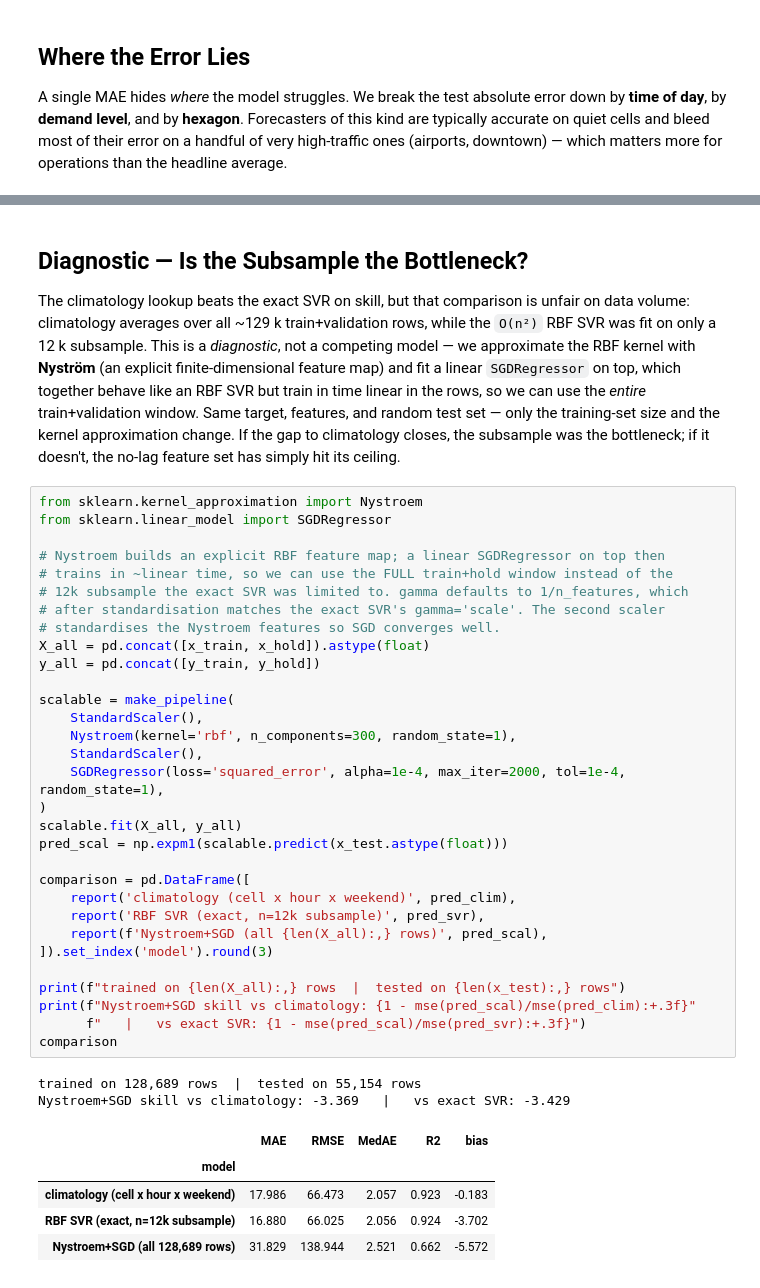
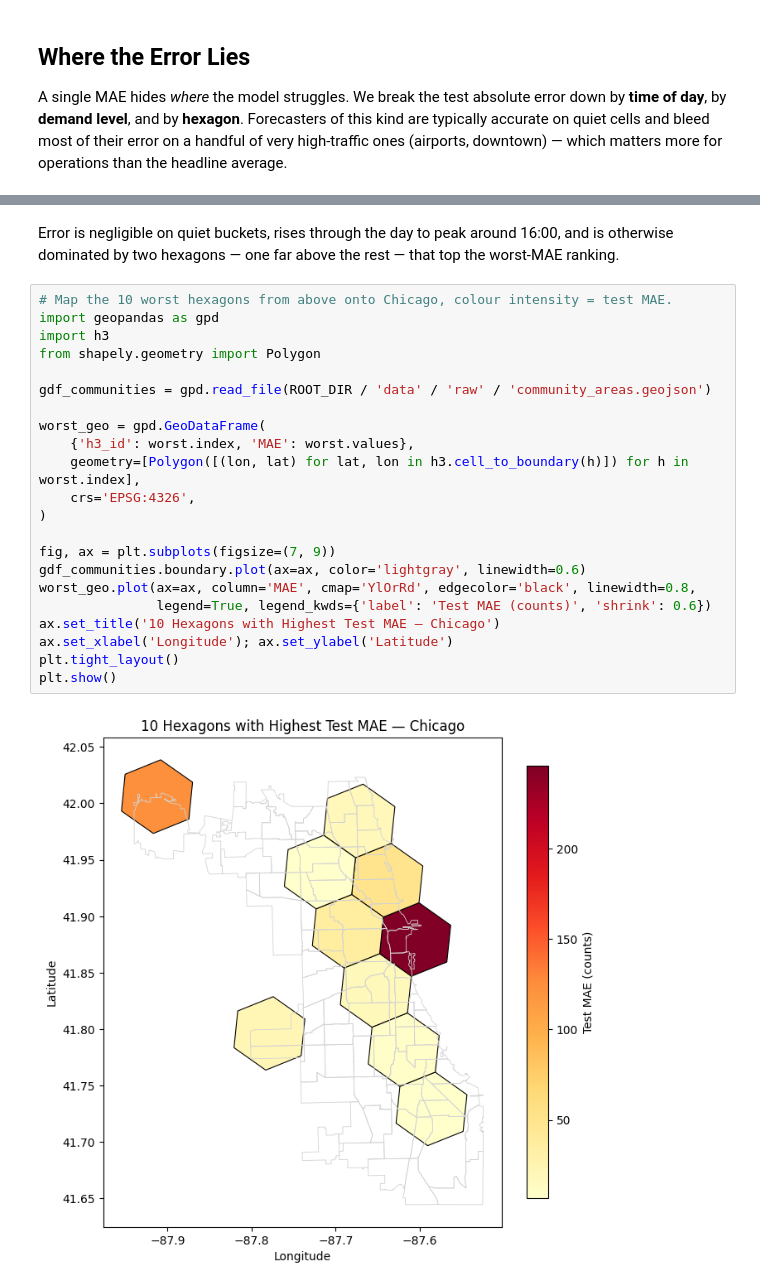
Before and after one commit to timoerc/AAA26-Chicago-Mobility, a Jupyter notebook: notebooks/03b_svm.ipynb, the cells around one changed output, grey strips where cells are left out. Saved outputs shown, nothing was run; the diff lists cells and outputs as text.

```diff
--- a/notebooks/03b_svm.ipynb
+++ b/notebooks/03b_svm.ipynb
@@ -618,43 +341,26 @@ learning_curve.round(3)
-# %% [markdown]
-## Diagnostic — Is the Subsample the Bottleneck?
-
-The climatology lookup beats the exact SVR on skill, but that comparison is unfair on data volume: climatology averages over all ~129 k train+validation rows, while the `O(n²)` RBF SVR was fit on only a 12 k subsample. This is a *diagnostic*, not a competing model — we approximate the RBF kernel with **Nyström** (an explicit finite-dimensional feature map) and fit a linear `SGDRegressor` on top, which together behave like an RBF SVR but train in time linear in the rows, so we can use the *entire* train+validation window. Same target, features, and random test set — only the training-set size and the kernel approximation change. If the gap to climatology closes, the subsample was the bottleneck; if it doesn't, the no-lag feature set has simply hit its ceiling.
-# %%
-from sklearn.kernel_approximation import Nystroem
-from sklearn.linear_model import SGDRegressor
-
-# Nystroem builds an explicit RBF feature map; a linear SGDRegressor on top then
-# trains in ~linear time, so we can use the FULL train+hold window instead of the
-# 12k subsample the exact SVR was limited to. gamma defaults to 1/n_features, which
-# after standardisation matches the exact SVR's gamma='scale'. The second scaler
-# standardises the Nystroem features so SGD converges well.
-X_all = pd.concat([x_train, x_hold]).astype(float)
-y_all = pd.concat([y_train, y_hold])
-
-scalable = make_pipeline(
-    StandardScaler(),
-    Nystroem(kernel='rbf', n_components=300, random_state=1),
-    StandardScaler(),
-    SGDRegressor(loss='squared_error', alpha=1e-4, max_iter=2000, tol=1e-4, random_state=1),
-)
-scalable.fit(X_all, y_all)
-pred_scal = np.expm1(scalable.predict(x_test.astype(float)))
-
-comparison = pd.DataFrame([
-    report('climatology (cell x hour x weekend)', pred_clim),
-    report('RBF SVR (exact, n=12k subsample)', pred_svr),
-    report(f'Nystroem+SGD (all {len(X_all):,} rows)', pred_scal),
-]).set_index('model').round(3)
-
-print(f"trained on {len(X_all):,} rows  |  tested on {len(x_test):,} rows")
-print(f"Nystroem+SGD skill vs climatology: {1 - mse(pred_scal)/mse(pred_clim):+.3f}"
-      f"   |   vs exact SVR: {1 - mse(pred_scal)/mse(pred_svr):+.3f}")
-comparison
-# %% [output]
-trained on 128,689 rows  |  tested on 55,154 rows
-Nystroem+SGD skill vs climatology: -3.369   |   vs exact SVR: -3.429
-|  | MAE | RMSE | MedAE | R2 | bias |
-| model |  |  |  |  |  |
-| climatology (cell x hour x weekend) | 17.986 | 66.473 | 2.057 | 0.923 | -0.183 |
-| RBF SVR (exact, n=12k subsample) | 16.880 | 66.025 | 2.056 | 0.924 | -3.702 |
-| Nystroem+SGD (all 128,689 rows) | 31.829 | 138.944 | 2.521 | 0.662 | -5.572 |
+# %% [markdown]
+Error is negligible on quiet buckets, rises through the day to peak around 16:00, and is otherwise dominated by two hexagons — one far above the rest — that top the worst-MAE ranking.
+# %%
+# Map the 10 worst hexagons from above onto Chicago, colour intensity = test MAE.
+import geopandas as gpd
+import h3
+from shapely.geometry import Polygon
+
+gdf_communities = gpd.read_file(ROOT_DIR / 'data' / 'raw' / 'community_areas.geojson')
+
+worst_geo = gpd.GeoDataFrame(
+    {'h3_id': worst.index, 'MAE': worst.values},
+    geometry=[Polygon([(lon, lat) for lat, lon in h3.cell_to_boundary(h)]) for h in worst.index],
+    crs='EPSG:4326',
+)
+
+fig, ax = plt.subplots(figsize=(7, 9))
+gdf_communities.boundary.plot(ax=ax, color='lightgray', linewidth=0.6)
+worst_geo.plot(ax=ax, column='MAE', cmap='YlOrRd', edgecolor='black', linewidth=0.8,
+               legend=True, legend_kwds={'label': 'Test MAE (counts)', 'shrink': 0.6})
+ax.set_title('10 Hexagons with Highest Test MAE — Chicago')
+ax.set_xlabel('Longitude'); ax.set_ylabel('Latitude')
+plt.tight_layout()
+plt.show()
+# %% [output]
+[figure, added]
```
Also changed, not shown: parts of 45 cells of this notebook, 1 other file.
